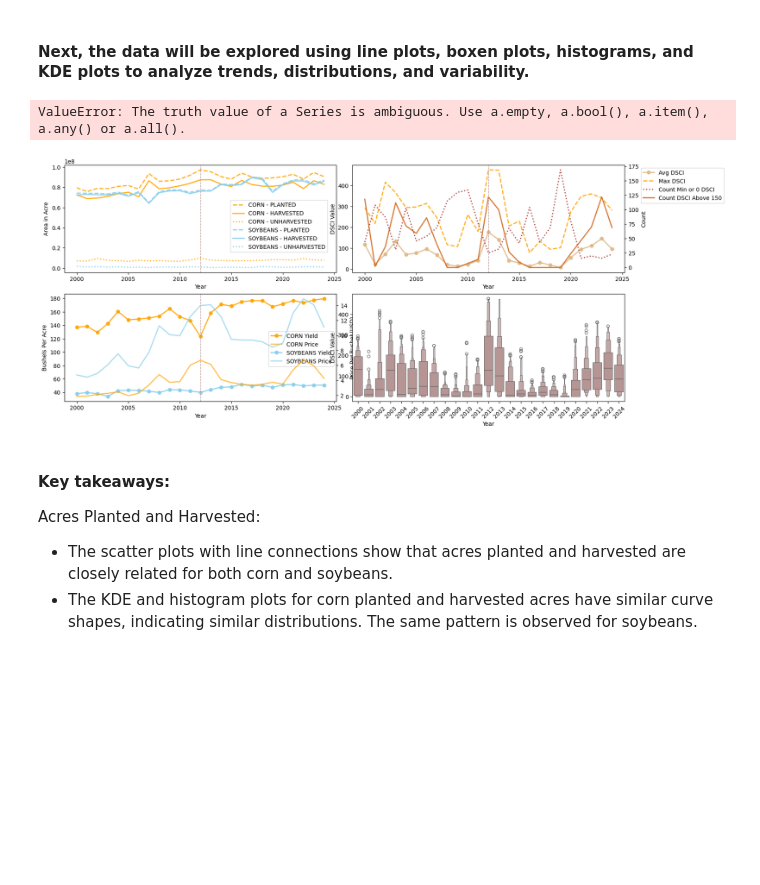
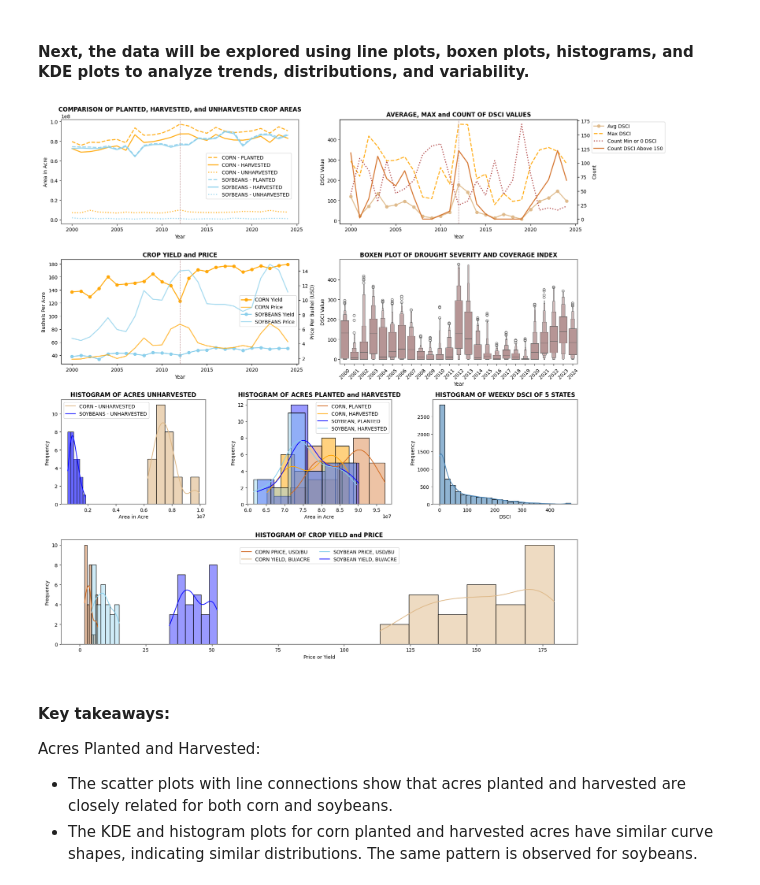
Before and after one commit to KetChith/class_project_comp4447_winter2025, a Jupyter notebook: ket_poungnachith_project.ipynb, the cells around one changed output. Saved outputs shown, nothing was run; the diff lists cells and outputs as text; code cells hidden in the pictures; blank space fills up the shorter version.

```diff
--- a/ket_poungnachith_project.ipynb
+++ b/ket_poungnachith_project.ipynb
@@ -977,8 +977,8 @@ ax4.set_ylabel('DSCI Value')
 # ----------------------------------------------------------
 
 # filter for corn and soybean year range 1926-2024
-corn_df = crop_df[(crop_df["COMMODITY"] == "CORN") and (crop_df["YEAR"].between(1926, 2024))]
-soybean_df = crop_df[(crop_df["COMMODITY"] == "SOYBEANS") and (crop_df["YEAR"].between(1926, 2024))]
+corn_df = crop_df[(crop_df["COMMODITY"] == "CORN") & (crop_df["YEAR"].between(1926, 2024))]
+soybean_df = crop_df[(crop_df["COMMODITY"] == "SOYBEANS") & (crop_df["YEAR"].between(1926, 2024))]
 
 
 # histogram of crop acreage, unharvested
@@ -1043,35 +1043,34 @@ ax8.legend(
 
 
 # ---------------------------------------
 
 # list of axes and titles
 axes = [ax1, ax2, ax3, ax4, ax5, ax6, ax7, ax8]
 titles = [
     'COMPARISON OF PLANTED, HARVESTED, and UNHARVESTED CROP AREAS',
     'CROP YIELD and PRICE',
     'AVERAGE, MAX and COUNT OF DSCI VALUES',
     'BOXEN PLOT OF DROUGHT SEVERITY AND COVERAGE INDEX',
     'HISTOGRAM OF ACRES UNHARVESTED',
     'HISTOGRAM OF ACRES PLANTED and HARVESTED',
     'HISTOGRAM OF WEEKLY DSCI OF 5 STATES',
     'HISTOGRAM OF CROP YIELD and PRICE'
 ]
 
 # set titles and labels
 for ax, title in zip(axes, titles):
     ax.set_title(title, fontweight='bold')
     ax.set_xlabel(ax.get_xlabel(), fontweight='normal')  # Ensure normal weight for xlabel
     ax.set_ylabel(ax.get_ylabel(), fontweight='normal')  # Ensure normal weight for ylabel
 
 # add border to all axes
 for i in axes:
     add_gray_border(i)
 
 plt.tight_layout()
 plt.show()
 # %% [output]
-ValueError: The truth value of a Series is ambiguous. Use a.empty, a.bool(), a.item(), a.any() or a.all().
-[figure, old version]
+[figure, new version]
 # %% [markdown]
 #### Key takeaways:
 
```
Also changed, not shown: parts of 8 cells of this notebook.
